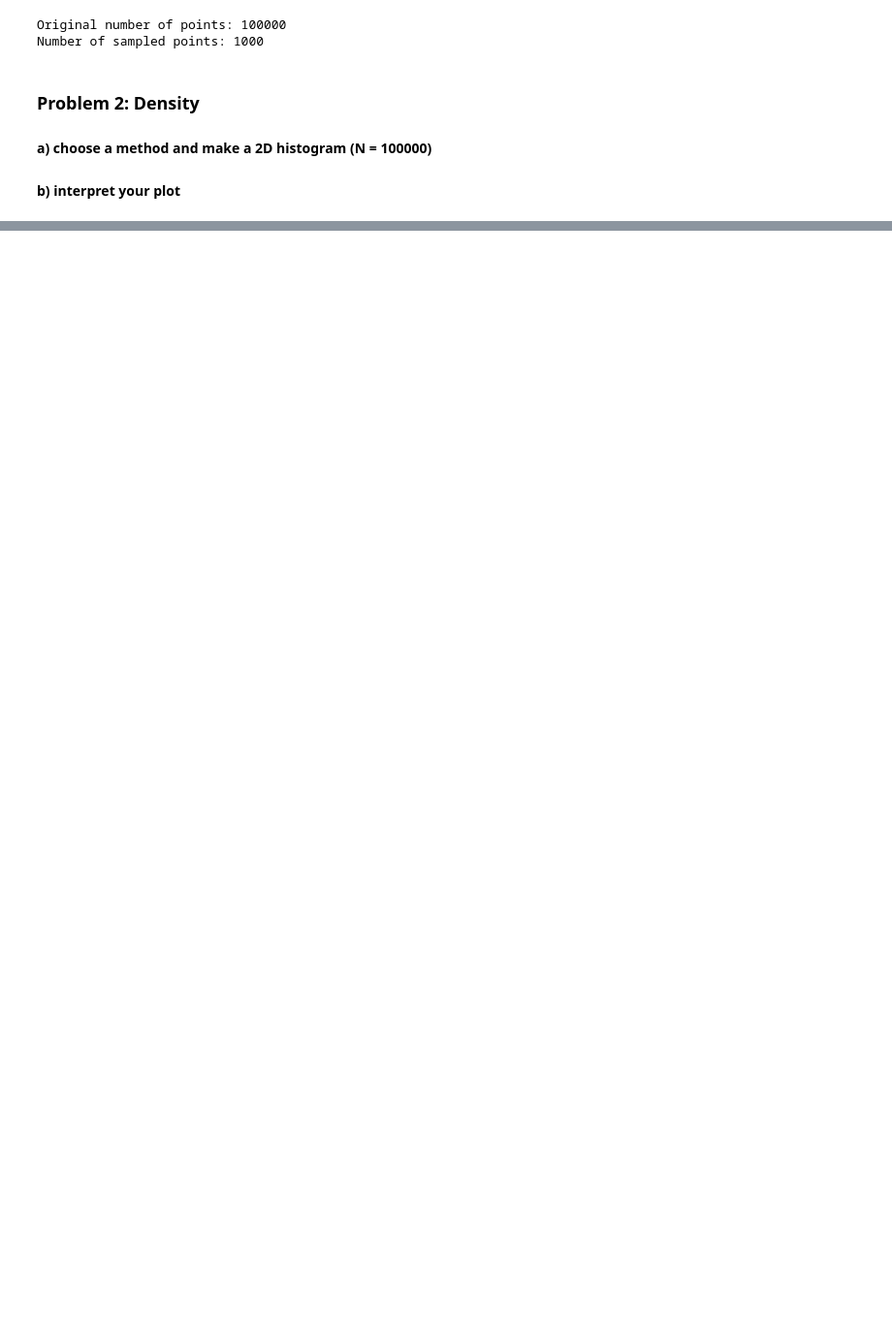
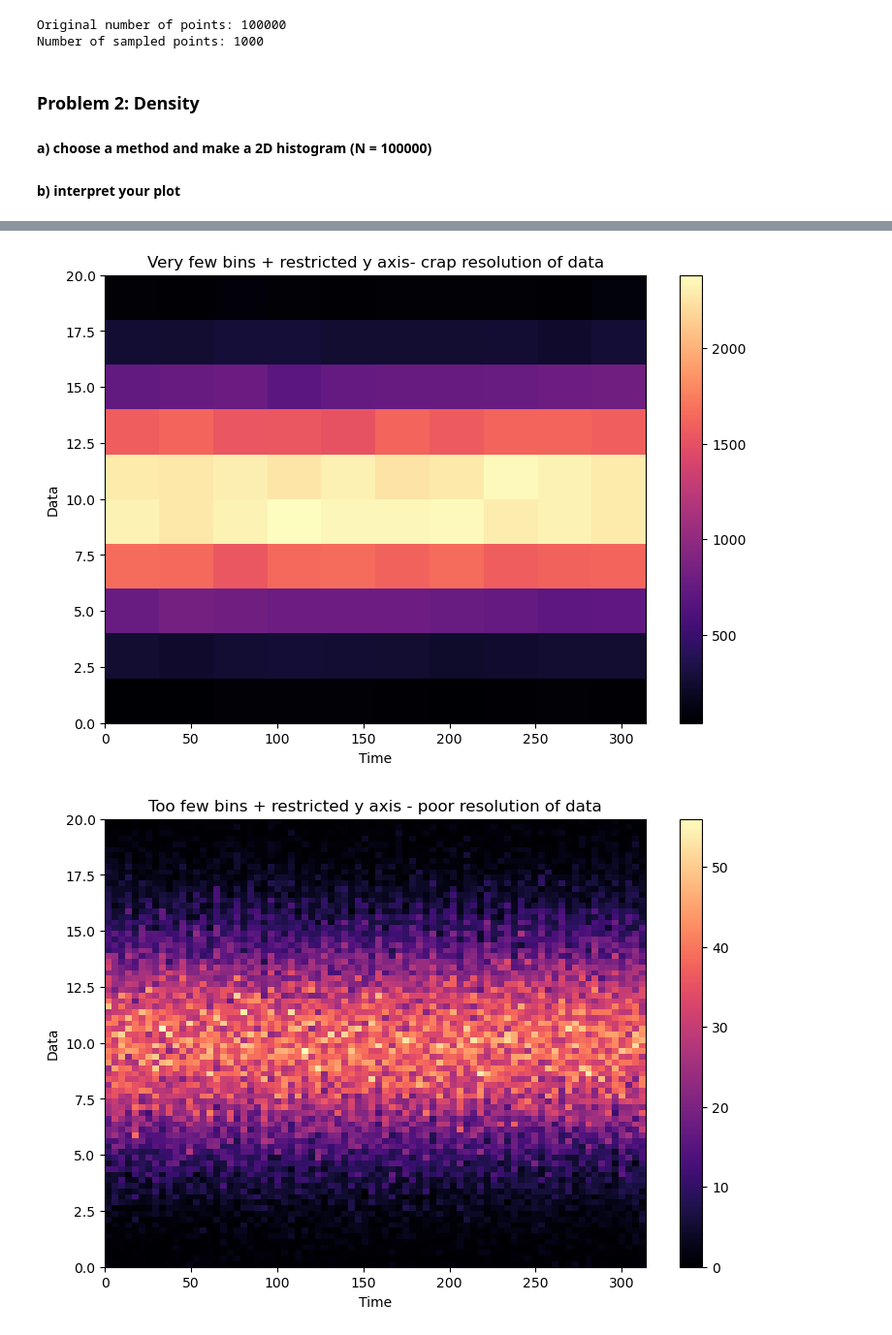
Before and after one commit to willmhstelter/Stelter434, a Jupyter notebook: HW4_Stelter.ipynb, the cells around one changed output, grey strips where cells are left out. Shown at 97% size. Drawn from its saved outputs; the diff is of its cells as text; code cells hidden in the pictures; blank space fills up the shorter version.

```diff
--- a/HW4_Stelter.ipynb
+++ b/HW4_Stelter.ipynb
@@ -151,0 +172,44 @@ plt.hist2d(t, bkgd, bins=100);
+# %%
+# additional plots, exploring bin values
+# what EXACTLY is going on with bins=N ??
+
+# 9x6 inches size
+plt.figure(figsize=(9,6))
+# 2D histogram (horizontal coord, vertical coord, bins=(x,y) or #^2 ?, range of inputs aka min and max values per axis, cmap aka color scheme)
+# inputs (horizontal, vertical, ought to be arrays of the same length)
+# range includes all horizontal coordinates and only those vertical coordinates between 0 and 20
+# semicolon appends extra notation stuff
+plt.hist2d(t, bkgd, bins=10, range=([np.min(t), np.max(t)],[0,20]), cmap="magma");
+plt.xlabel("Time")
+plt.ylabel("Data")
+plt.title("Very few bins + restricted y axis- crap resolution of data")
+plt.colorbar()
+plt.show()
+
+
+plt.figure(figsize=(9,6))
+plt.hist2d(t, bkgd, bins=80, range=([np.min(t), np.max(t)],[0,20]), cmap="magma");
+plt.xlabel("Time")
+plt.ylabel("Data")
+plt.title("Too few bins + restricted y axis - poor resolution of data")
+plt.colorbar()
+plt.show()
+
+plt.figure(figsize=(9,6))
+plt.hist2d(t, bkgd, bins=200, range=([np.min(t), np.max(t)],[0,20]), cmap="magma");
+plt.xlabel("Time")
+plt.ylabel("Data")
+plt.title("Double bins + restricted y axis - high resolution of data. I like it")
+plt.colorbar()
+plt.show()
+
+plt.figure(figsize=(9,6))
+plt.hist2d(t, bkgd, bins=1000, range=([np.min(t), np.max(t)],[0,20]), cmap="magma");
+plt.xlabel("Time")
+plt.ylabel("Data")
+plt.title("Tenfold bins + restricted y axis - extreme resolution of data. Too much.")
+plt.colorbar()
+plt.show()
+# %% [output]
+[figure, added]
+[figure, added]
```
Also changed, not shown: parts of 10 cells of this notebook.
